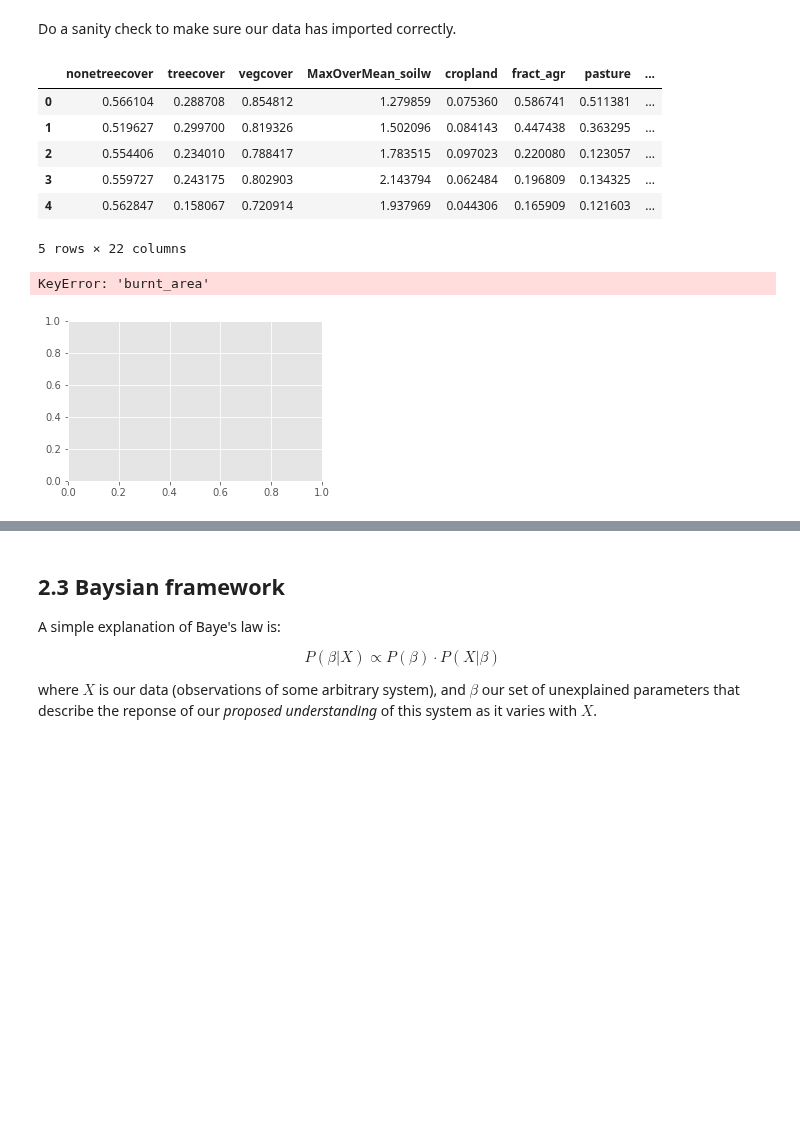
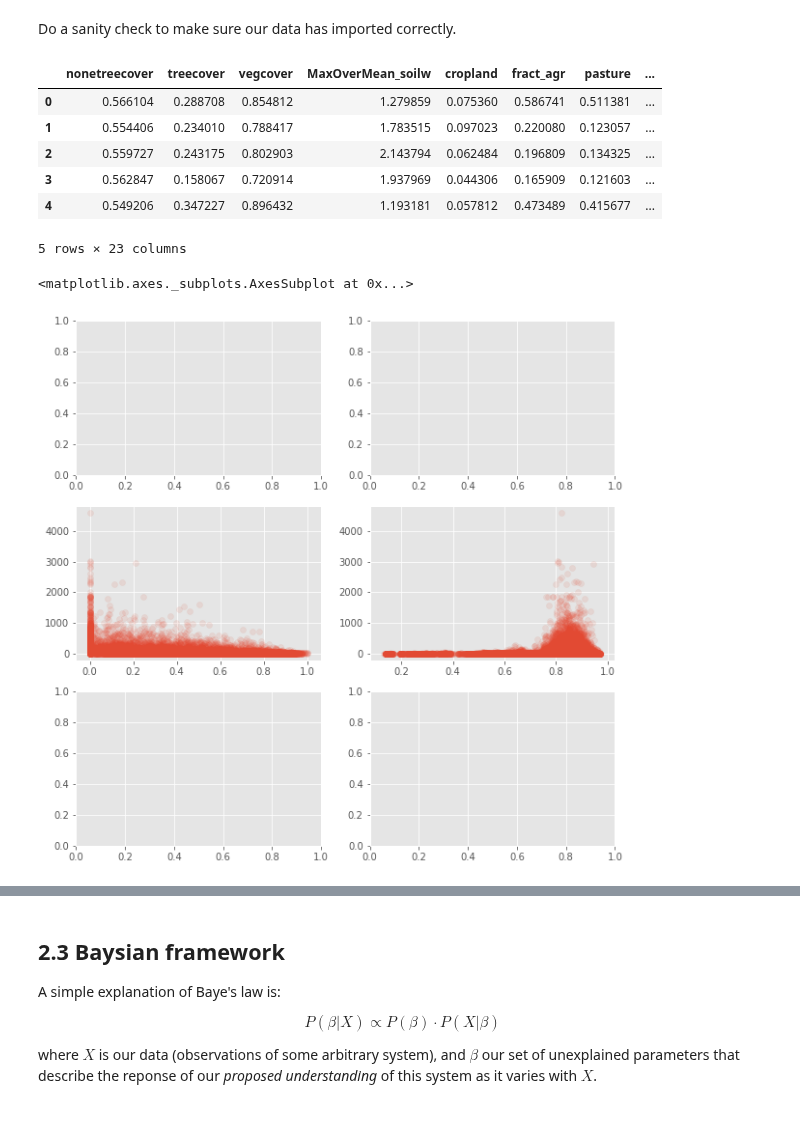
Before and after one commit to douglask3/amazon_fires, a Jupyter notebook: optimise_run_model/bayesian_inference.ipynb, the cells around one changed output, grey strips where cells are left out. Drawn from its saved outputs; the diff is of its cells as text; code cells hidden in the pictures; blank space fills up the shorter version.

```diff
--- a/optimise_run_model/bayesian_inference.ipynb
+++ b/optimise_run_model/bayesian_inference.ipynb
@@ -112,17 +112,17 @@ plt.style.use('ggplot')
 
 # paths and parameters
                     # Full model
-sample_pc     = 100 # = 100 # Percentage of grid cells samples (largest = 100%) - training set
-nIterations   = 10000 # = 10000 # no. times it samples the posterior
+sample_pc     = 50 # = 100 # Percentage of grid cells samples (largest = 100%) - training set
+nIterations   = 5000 # = 10000 # no. times it samples the posterior
 nJobs         = 1   # = 1 # no. times it runs through optimisation proceedure = sample_pc * nJobs
 #chains per job
-nChains       = 10  # = 10
+nChains       = 2  # = 10
 
 datPath       = "../data/amazon_inference_data-TERRA_M__T.csv"
-varname       = ["firecount", "firecount", "firecount"]
-exponate      = [True, True, True]
-errorDists     = ['Tnorm', 'Snorm', 'Lnorm']
-param_outpath = '../outputs/params-test_errors-2002'
+varname       = ["firecount"]
+exponate      = [True]
+errorDists     = ['Tnorm'] #, 'Snorm', 'Lnorm'
+param_outpath = '../outputs/params-test_errors-2002-tasMax4'
 trace_db      = '../data/firemodel_trace.db'
 # %%
 def npLog0 (x):
@@ -217,26 +223,26 @@ fd.head()
 # %% [output]
 |  | nonetreecover | treecover | vegcover | MaxOverMean_soilw | cropland | fract_agr | pasture | ... |
 | 0 | 0.566104 | 0.288708 | 0.854812 | 1.279859 | 0.075360 | 0.586741 | 0.511381 | ... |
-| 1 | 0.519627 | 0.299700 | 0.819326 | 1.502096 | 0.084143 | 0.447438 | 0.363295 | ... |
-| 2 | 0.554406 | 0.234010 | 0.788417 | 1.783515 | 0.097023 | 0.220080 | 0.123057 | ... |
-| 3 | 0.559727 | 0.243175 | 0.802903 | 2.143794 | 0.062484 | 0.196809 | 0.134325 | ... |
-| 4 | 0.562847 | 0.158067 | 0.720914 | 1.937969 | 0.044306 | 0.165909 | 0.121603 | ... |
+| 1 | 0.554406 | 0.234010 | 0.788417 | 1.783515 | 0.097023 | 0.220080 | 0.123057 | ... |
+| 2 | 0.559727 | 0.243175 | 0.802903 | 2.143794 | 0.062484 | 0.196809 | 0.134325 | ... |
+| 3 | 0.562847 | 0.158067 | 0.720914 | 1.937969 | 0.044306 | 0.165909 | 0.121603 | ... |
+| 4 | 0.549206 | 0.347227 | 0.896432 | 1.193181 | 0.057812 | 0.473489 | 0.415677 | ... |
-5 rows × 22 columns
+5 rows × 23 columns
 # %%
 plt.figure(figsize=(10,10))
 plt.subplot(321)
-plt.scatter(fd['burnt_area'], fd['firecount'], alpha = 0.1)
+#plt.scatter(fd['burnt_area'], fd['firecount'], alpha = 0.1)
 plt.subplot(322)
 #plt.scatter(fd['precip'], fd['burnt_area'], alpha = 0.1)
 plt.subplot(323)
 plt.scatter(fd['soilw'], fd['firecount'], alpha = 0.1)
 plt.subplot(324)
 plt.scatter(fd['vegcover'], fd['firecount'], alpha = 0.1)
 plt.subplot(325)
 #plt.scatter(fd['cropland'], fd['burnt_area'], alpha = 0.1)
 plt.subplot(326)
 #plt.scatter(fd['lightning'], fd['burnt_area'], alpha = 0.1)
 # %% [output]
-KeyError: 'burnt_area'
+<matplotlib.axes._subplots.AxesSubplot at 0x...>
-[figure, old version]
+[figure, new version]
 # %%
```
Also changed, not shown: parts of 6 cells of this notebook, 2 other files.
